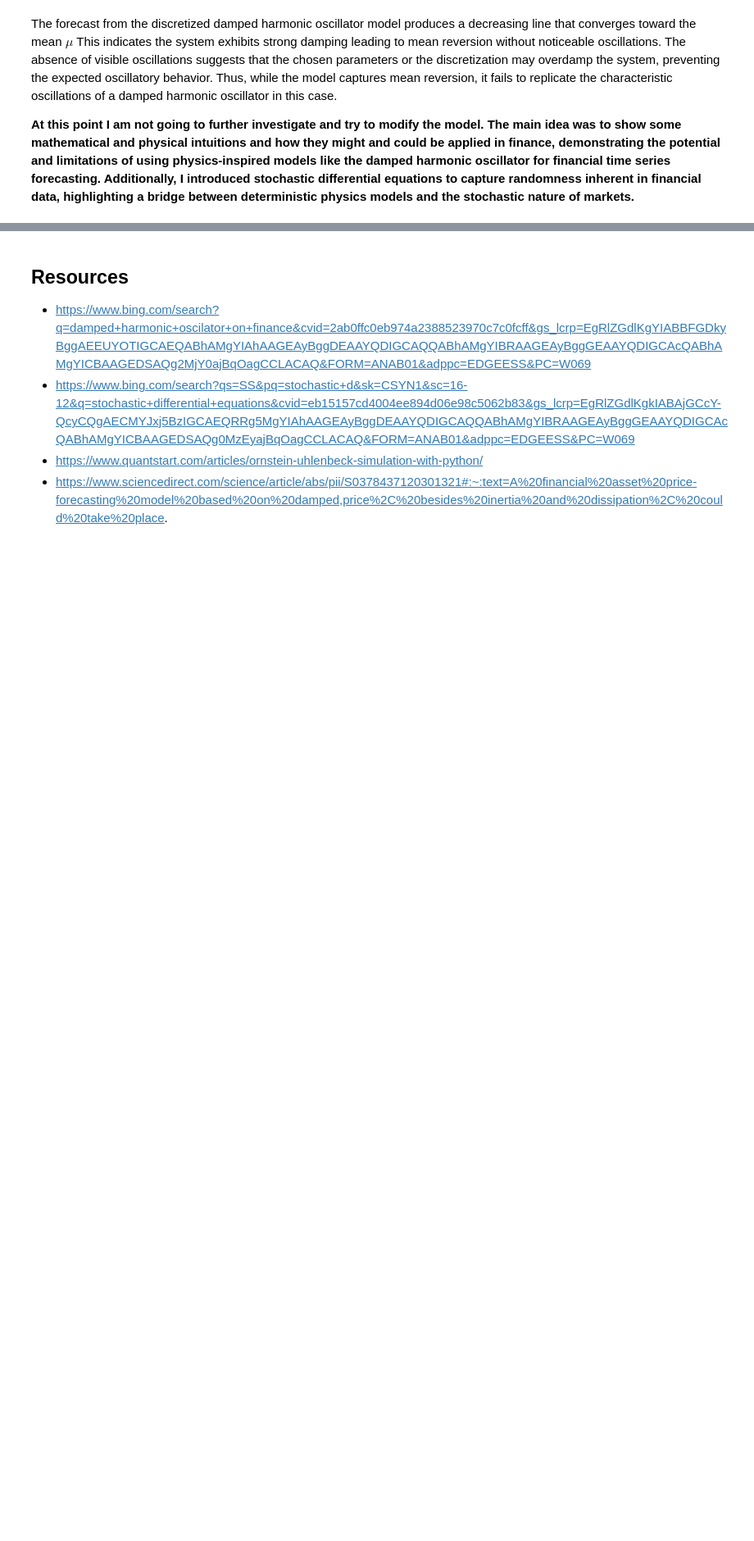
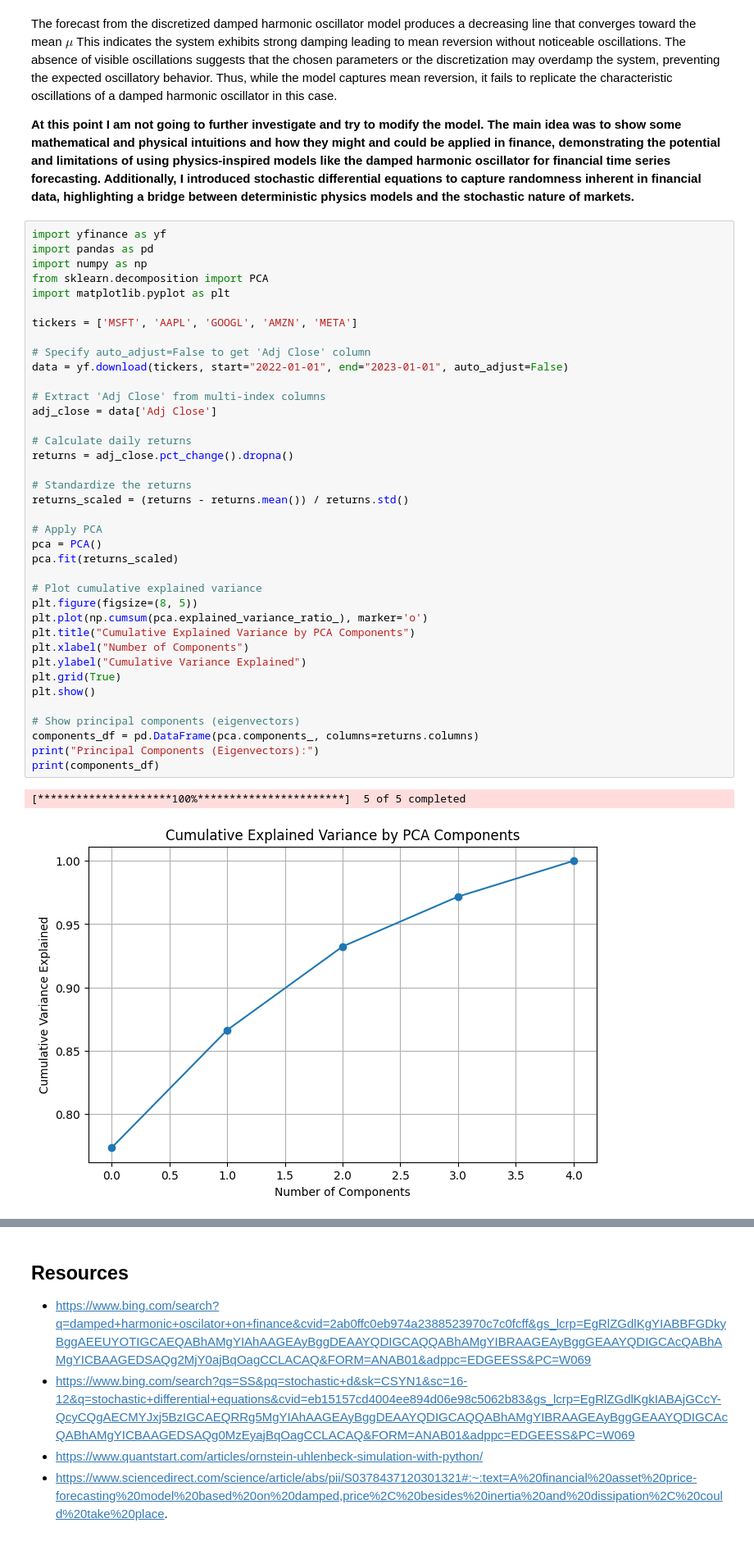
Before and after one commit to Stoymirov/Raven_internship_task_2025, a Jupyter notebook: 03.Mean reversion strategy.ipynb, the cells around one changed output, grey strips where cells are left out. Shown at 82% size. Saved outputs shown, nothing was run; the diff lists cells and outputs as text; blank space fills up the shorter version.

```diff
--- a/03.Mean reversion strategy.ipynb
+++ b/03.Mean reversion strategy.ipynb
@@ -530,3 +530,44 @@ plt.show()
 The forecast from the discretized damped harmonic oscillator model produces a decreasing line that converges toward the mean $\mu$ This indicates the system exhibits strong damping leading to mean reversion without noticeable oscillations. The absence of visible oscillations suggests that the chosen parameters or the discretization may overdamp the system, preventing the expected oscillatory behavior. Thus, while the model captures mean reversion, it fails to replicate the characteristic oscillations of a damped harmonic oscillator in this case.
 
 **At this point I am not going to further investigate and try to modify the model. The main idea was to show some mathematical and physical intuitions and how they might and could be applied in finance, demonstrating the potential and limitations of using physics-inspired models like the damped harmonic oscillator for financial time series forecasting. Additionally, I introduced stochastic differential equations to capture randomness inherent in financial data, highlighting a bridge between deterministic physics models and the stochastic nature of markets.**
+# %%
+import yfinance as yf
+import pandas as pd
+import numpy as np
+from sklearn.decomposition import PCA
+import matplotlib.pyplot as plt
+
+tickers = ['MSFT', 'AAPL', 'GOOGL', 'AMZN', 'META']
+
+# Specify auto_adjust=False to get 'Adj Close' column
+data = yf.download(tickers, start="2022-01-01", end="2023-01-01", auto_adjust=False)
+
+# Extract 'Adj Close' from multi-index columns
+adj_close = data['Adj Close']
+
+# Calculate daily returns
+returns = adj_close.pct_change().dropna()
+
+# Standardize the returns
+returns_scaled = (returns - returns.mean()) / returns.std()
+
+# Apply PCA
+pca = PCA()
+pca.fit(returns_scaled)
+
+# Plot cumulative explained variance
+plt.figure(figsize=(8, 5))
+plt.plot(np.cumsum(pca.explained_variance_ratio_), marker='o')
+plt.title("Cumulative Explained Variance by PCA Components")
+plt.xlabel("Number of Components")
+plt.ylabel("Cumulative Variance Explained")
+plt.grid(True)
+plt.show()
+
+# Show principal components (eigenvectors)
+components_df = pd.DataFrame(pca.components_, columns=returns.columns)
+print("Principal Components (Eigenvectors):")
+print(components_df)
+# %% [output]
+[*********************100%***********************]  5 of 5 completed
+[figure, added]
```
Also changed, not shown: parts of 1 cell of this notebook, 2 other files.
